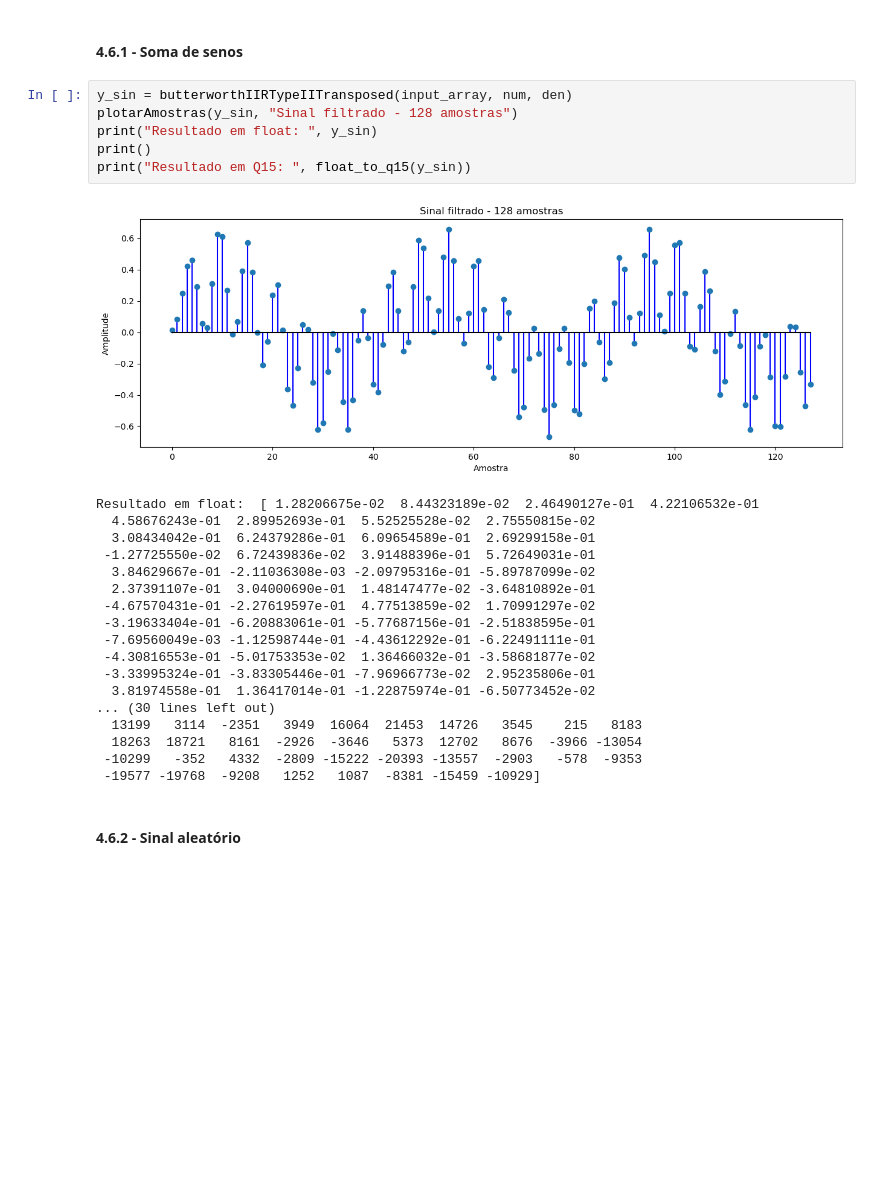
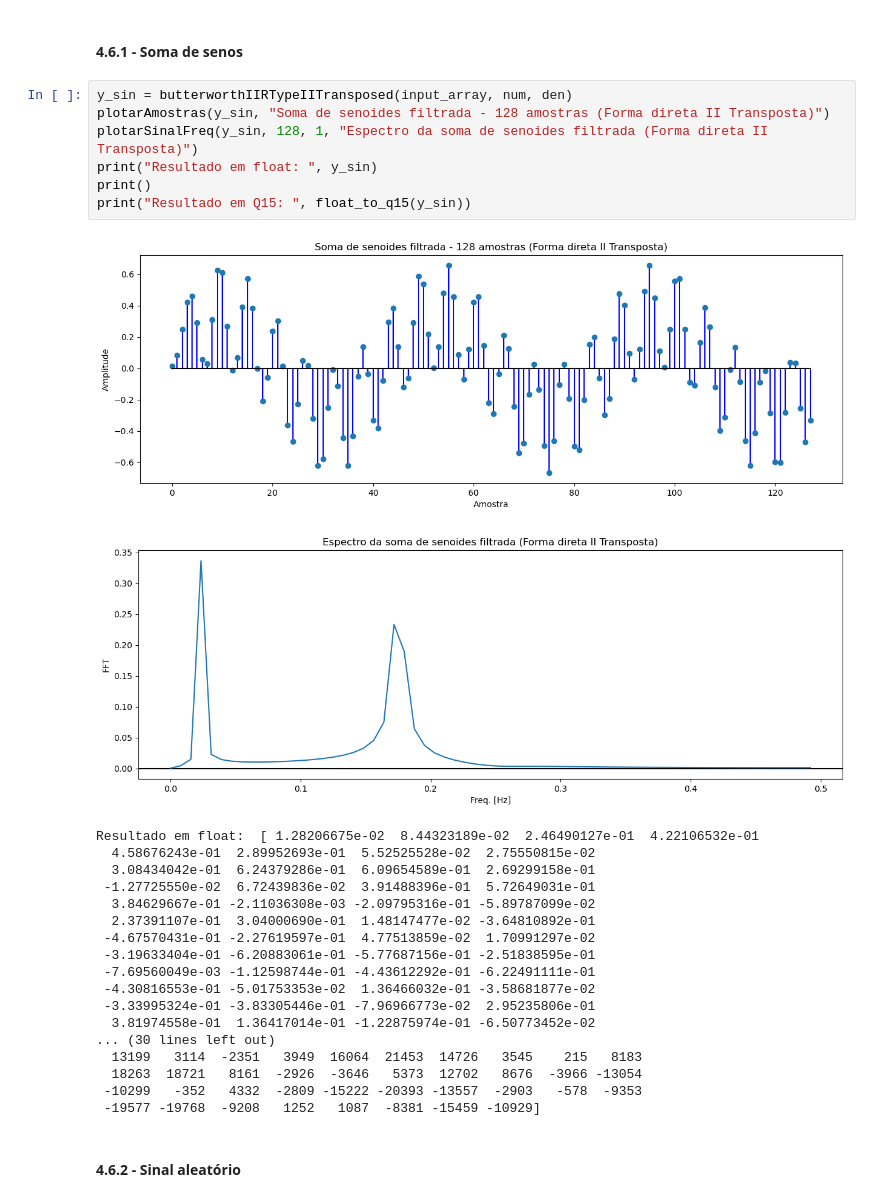
Before and after one commit to LabIII2021-2/Trabalho1, a Jupyter notebook: Python/Filtro_IIR.ipynb, the cells around one changed output. Saved outputs shown, nothing was run; the diff lists cells and outputs as text; blank space fills up the shorter version.

Commit message:
Exibição dos espectros, implementação cascata

```diff
--- a/Python/Filtro_IIR.ipynb
+++ b/Python/Filtro_IIR.ipynb
@@ -532,12 +554,14 @@ def butterworthIIRTypeIITransposed(x, b, a):
 #### 4.6.1 - Soma de senos
 # %%
 y_sin = butterworthIIRTypeIITransposed(input_array, num, den)
-plotarAmostras(y_sin, "Sinal filtrado - 128 amostras")
+plotarAmostras(y_sin, "Soma de senoides filtrada - 128 amostras (Forma direta II Transposta)")
+plotarSinalFreq(y_sin, 128, 1, "Espectro da soma de senoides filtrada (Forma direta II Transposta)")
 print("Resultado em float: ", y_sin)
 print()
 print("Resultado em Q15: ", float_to_q15(y_sin))
 # %% [output]
-[figure, old version]
+[figure, new version]
+[figure, added]
 Resultado em float:  [ 1.28206675e-02  8.44323189e-02  2.46490127e-01  4.22106532e-01
   4.58676243e-01  2.89952693e-01  5.52525528e-02  2.75550815e-02
   3.08434042e-01  6.24379286e-01  6.09654589e-01  2.69299158e-01
```
Also changed, not shown: parts of 19 cells of this notebook.
